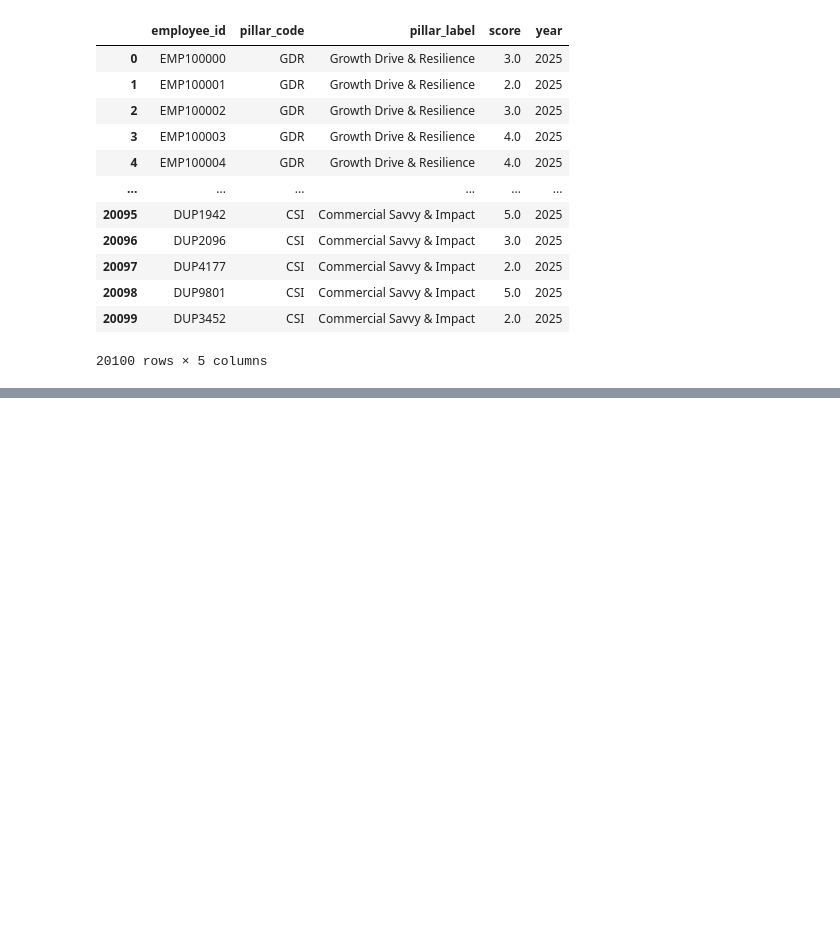
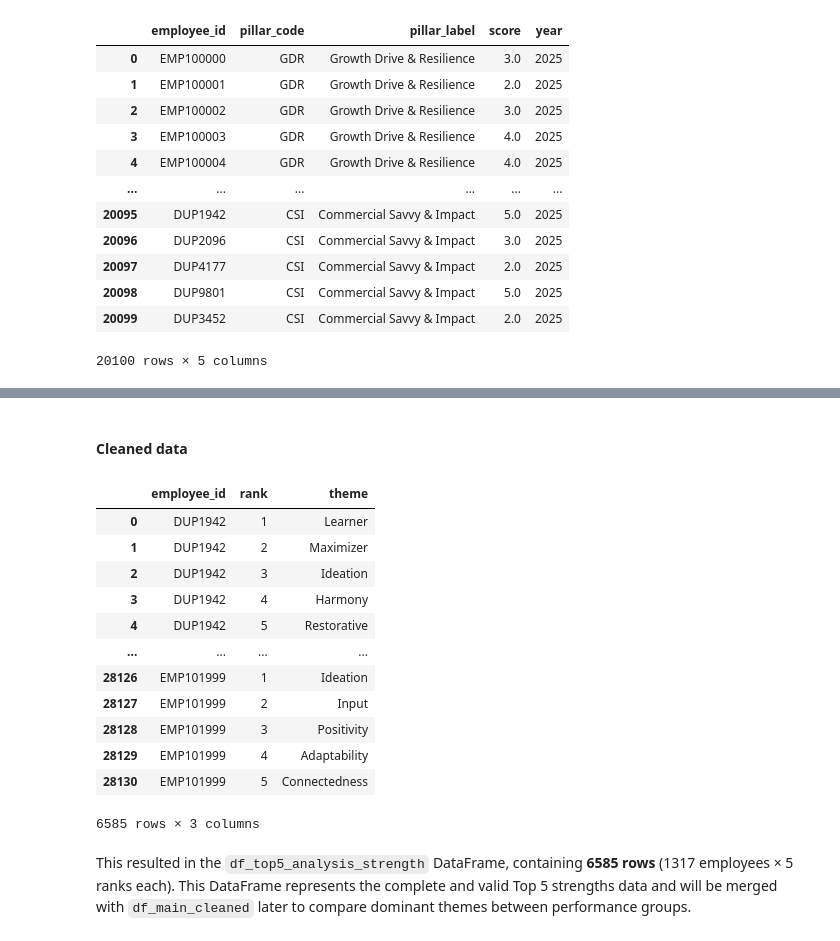
Before and after one commit to fbudimannn/talent-intelligence-system, a Jupyter notebook: 1_analysis/data_exploration.ipynb, the cells around one changed output, grey strips where cells are left out. Drawn from its saved outputs; the diff is of its cells as text; code cells hidden in the pictures; blank space fills up the shorter version.

```diff
--- a/1_analysis/data_exploration.ipynb
+++ b/1_analysis/data_exploration.ipynb
@@ -1178,0 +1292,5 @@ df_competencies_cleaned
+# %%
+# Find employee_ids with NaN in ranks 1 through 5
+employees_with_missing_top5 = df_strengths_irrelevant[(df_strengths_null['rank'] <= 5) & (df_strengths_null['theme'].isnull())]['employee_id'].unique()
+
+print(f"Number of employees with missing themes in Top 5: {len(employees_with_missing_top5)}")
@@ -1178,0 +1301,13 @@ df_competencies_cleaned
+# %%
+# Use the boolean NOT operator (~) with isin() to keep only employees NOT in the list
+df_strengths_complete = df_strengths_null[~df_strengths_null['employee_id'].isin(employees_with_missing_top5)].copy() # Use .copy() to avoid SettingWithCopyWarning later
+
+print(f"Created df_strengths_complete with {df_strengths_complete['employee_id'].nunique()} employees (data complete for Top 5 analysis).")
+
+# Filter for Top 5 Ranks Only (from the complete data)
+
+df_top5_analysis_strength = df_strengths_complete[df_strengths_complete['rank'] <= 5].copy()
+
+print(f"Created df_top5_analysis_ready containing only ranks 1-5 for {df_top5_analysis_strength['employee_id'].nunique()} employees.")
+print("\n--- Sample of df_top5_analysis_ready ---")
+print(df_top5_analysis_strength.head())
@@ -1178,0 +1325,20 @@ df_competencies_cleaned
+# %% [markdown]
+#### Cleaned data
+# %%
+df_top5_analysis_strength
+# %% [output]
+|  | employee_id | rank | theme |
+| 0 | DUP1942 | 1 | Learner |
+| 1 | DUP1942 | 2 | Maximizer |
+| 2 | DUP1942 | 3 | Ideation |
+| 3 | DUP1942 | 4 | Harmony |
+| 4 | DUP1942 | 5 | Restorative |
+| ... | ... | ... | ... |
+| 28126 | EMP101999 | 1 | Ideation |
+| 28127 | EMP101999 | 2 | Input |
+| 28128 | EMP101999 | 3 | Positivity |
+| 28129 | EMP101999 | 4 | Adaptability |
+| 28130 | EMP101999 | 5 | Connectedness |
+6585 rows × 3 columns
+# %% [markdown]
+This resulted in the `df_top5_analysis_strength` DataFrame, containing **6585 rows** (1317 employees × 5 ranks each). This DataFrame represents the complete and valid Top 5 strengths data and will be  merged with `df_main_cleaned`  later to compare dominant themes between performance groups.
```
Also changed, not shown: parts of 16 cells of this notebook.
